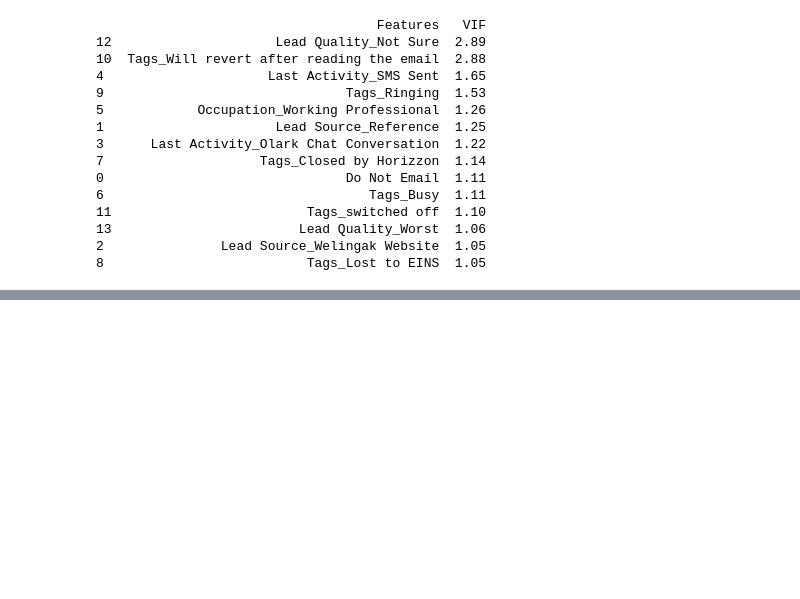
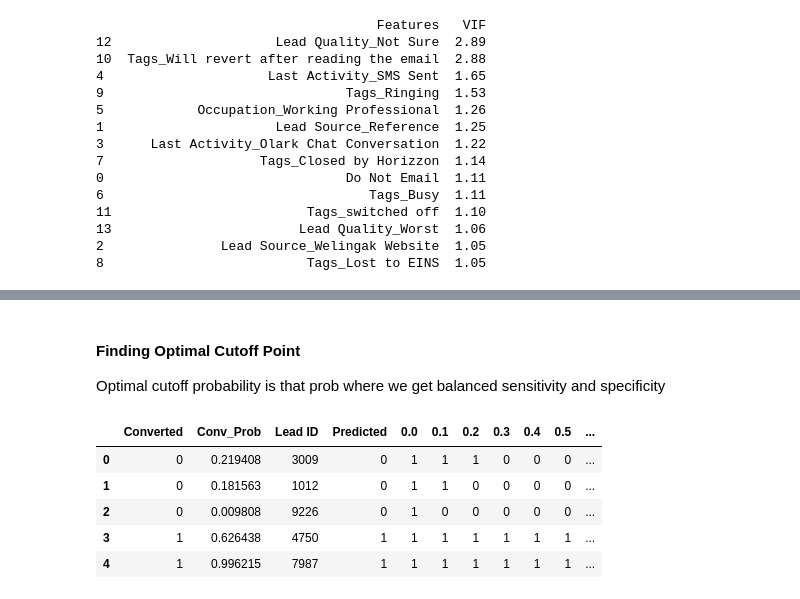
Before and after one commit to aparnakishan/XEducationLeadScore, a Jupyter notebook: LeadScoreXEduCaseStudy.ipynb, the cells around one changed output, grey strips where cells are left out. Saved outputs shown, nothing was run; the diff lists cells and outputs as text; code cells hidden in the pictures; blank space fills up the shorter version.

```diff
--- a/LeadScoreXEduCaseStudy.ipynb
+++ b/LeadScoreXEduCaseStudy.ipynb
@@ -1004,0 +1101,17 @@ print_vif(X_train_rfe)
+# %% [markdown]
+#### Finding Optimal Cutoff Point
+Optimal cutoff probability is that prob where we get balanced sensitivity and specificity
+# %%
+# Let's find the predicted values with different probability cutoffs
+numbers = [float(x)/10 for x in range(10)]
+for i in numbers:
+    y_train_pred[i]= y_train_pred.Conv_Prob.map(lambda x: 1 if x > i else 0)
+
+y_train_pred.head()
+# %% [output]
+|  | Converted | Conv_Prob | Lead ID | Predicted | 0.0 | 0.1 | 0.2 | 0.3 | 0.4 | 0.5 | ... |
+| 0 | 0 | 0.219408 | 3009 | 0 | 1 | 1 | 1 | 0 | 0 | 0 | ... |
+| 1 | 0 | 0.181563 | 1012 | 0 | 1 | 1 | 0 | 0 | 0 | 0 | ... |
+| 2 | 0 | 0.009808 | 9226 | 0 | 1 | 0 | 0 | 0 | 0 | 0 | ... |
+| 3 | 1 | 0.626438 | 4750 | 1 | 1 | 1 | 1 | 1 | 1 | 1 | ... |
+| 4 | 1 | 0.996215 | 7987 | 1 | 1 | 1 | 1 | 1 | 1 | 1 | ... |
```
Also changed, not shown: parts of 31 cells of this notebook.
